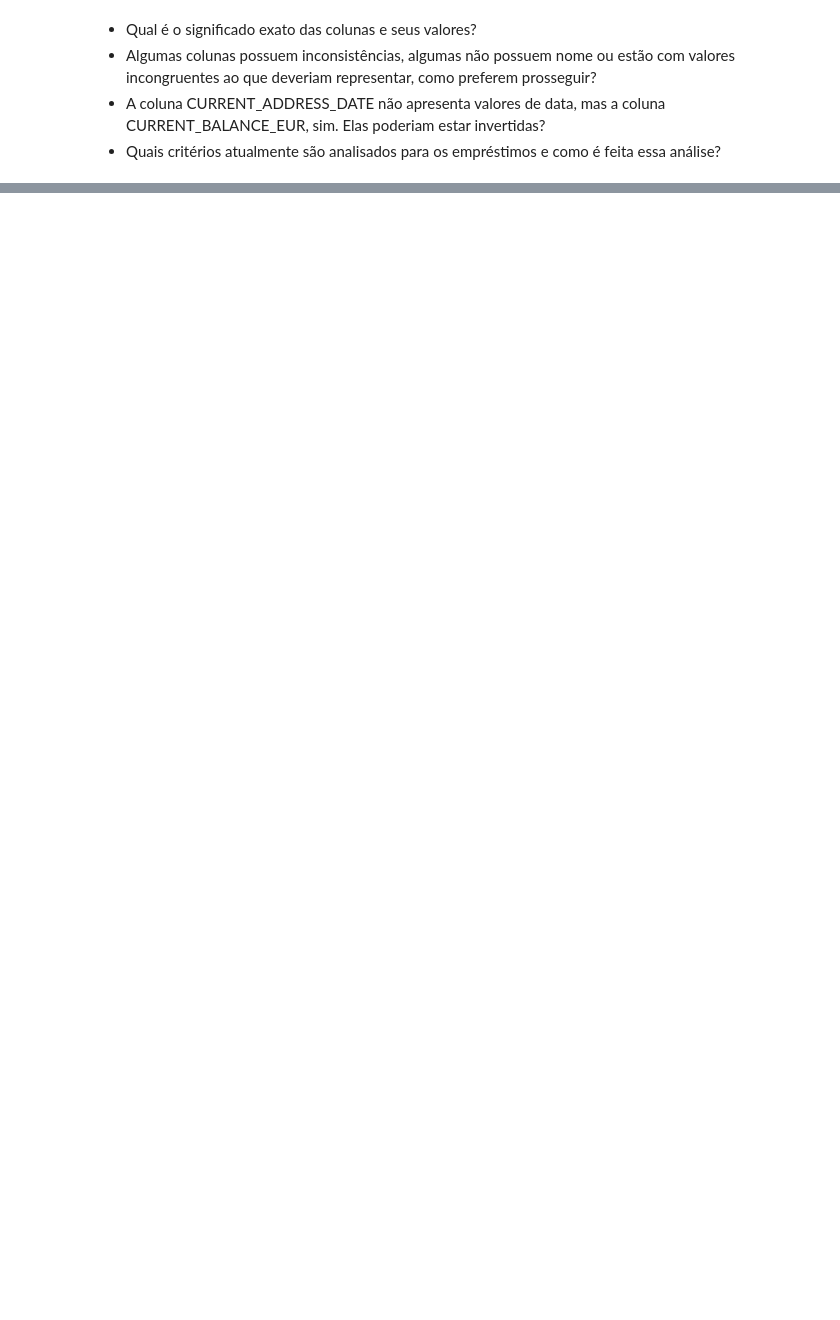
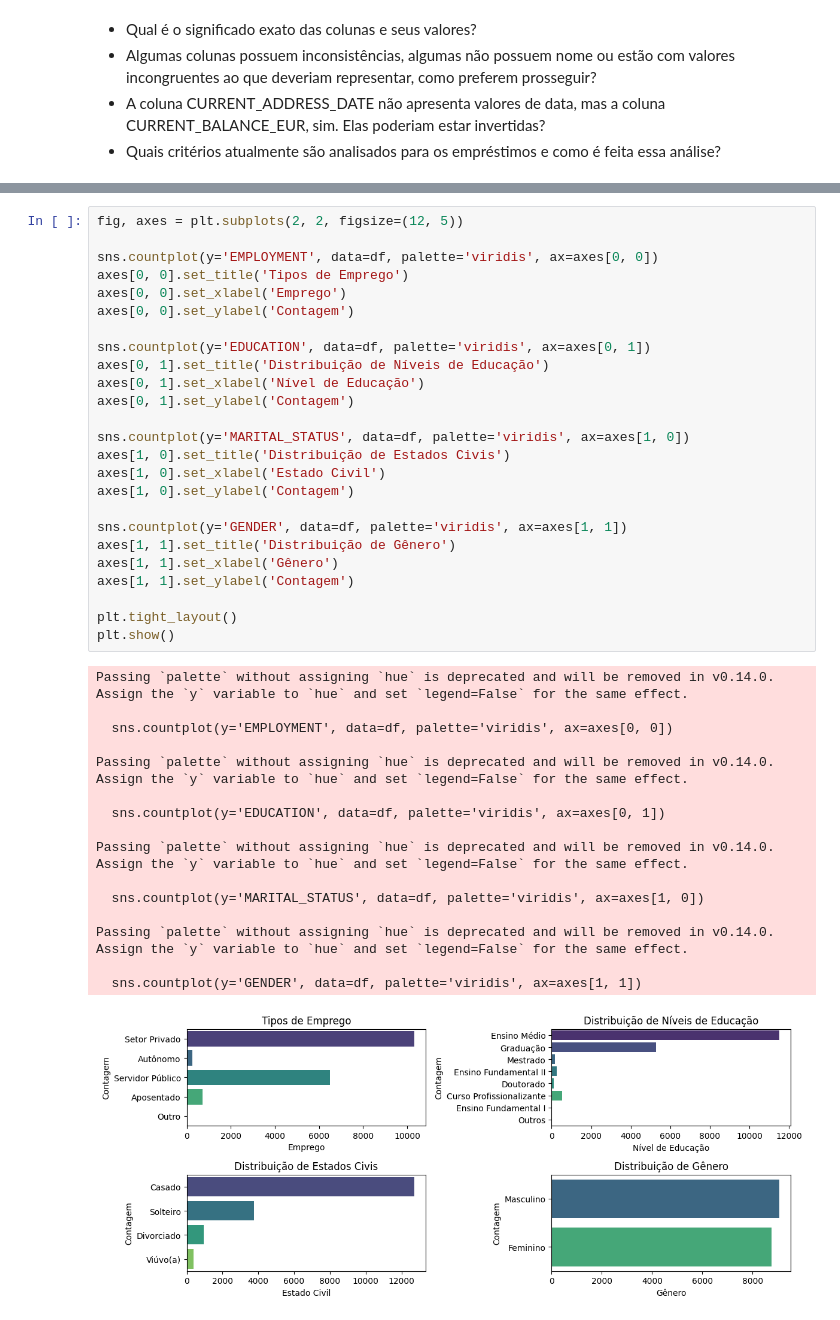
Before and after one commit to namespaiva/veraoUSP-ICDMQ, a Jupyter notebook: atividade.ipynb, the cells around one changed output, grey strips where cells are left out. Cells and saved outputs as stored; diff of their text form; blank space fills up the shorter version.

```diff
--- a/atividade.ipynb
+++ b/atividade.ipynb
@@ -66,0 +227,42 @@ train.shape
+# %%
+fig, axes = plt.subplots(2, 2, figsize=(12, 5))
+
+sns.countplot(y='EMPLOYMENT', data=df, palette='viridis', ax=axes[0, 0])
+axes[0, 0].set_title('Tipos de Emprego')
+axes[0, 0].set_xlabel('Emprego')
+axes[0, 0].set_ylabel('Contagem')
+
+sns.countplot(y='EDUCATION', data=df, palette='viridis', ax=axes[0, 1])
+axes[0, 1].set_title('Distribuição de Níveis de Educação')
+axes[0, 1].set_xlabel('Nível de Educação')
+axes[0, 1].set_ylabel('Contagem')
+
+sns.countplot(y='MARITAL_STATUS', data=df, palette='viridis', ax=axes[1, 0])
+axes[1, 0].set_title('Distribuição de Estados Civis')
+axes[1, 0].set_xlabel('Estado Civil')
+axes[1, 0].set_ylabel('Contagem')
+
+sns.countplot(y='GENDER', data=df, palette='viridis', ax=axes[1, 1])
+axes[1, 1].set_title('Distribuição de Gênero')
+axes[1, 1].set_xlabel('Gênero')
+axes[1, 1].set_ylabel('Contagem')
+
+plt.tight_layout()
+plt.show()
+# %% [output]
+Passing `palette` without assigning `hue` is deprecated and will be removed in v0.14.0. Assign the `y` variable to `hue` and set `legend=False` for the same effect.
+
+  sns.countplot(y='EMPLOYMENT', data=df, palette='viridis', ax=axes[0, 0])
+
+Passing `palette` without assigning `hue` is deprecated and will be removed in v0.14.0. Assign the `y` variable to `hue` and set `legend=False` for the same effect.
+
+  sns.countplot(y='EDUCATION', data=df, palette='viridis', ax=axes[0, 1])
+
+Passing `palette` without assigning `hue` is deprecated and will be removed in v0.14.0. Assign the `y` variable to `hue` and set `legend=False` for the same effect.
+
+  sns.countplot(y='MARITAL_STATUS', data=df, palette='viridis', ax=axes[1, 0])
+
+Passing `palette` without assigning `hue` is deprecated and will be removed in v0.14.0. Assign the `y` variable to `hue` and set `legend=False` for the same effect.
+
+  sns.countplot(y='GENDER', data=df, palette='viridis', ax=axes[1, 1])
+[figure, added]
```
Also changed, not shown: parts of 35 cells of this notebook.
